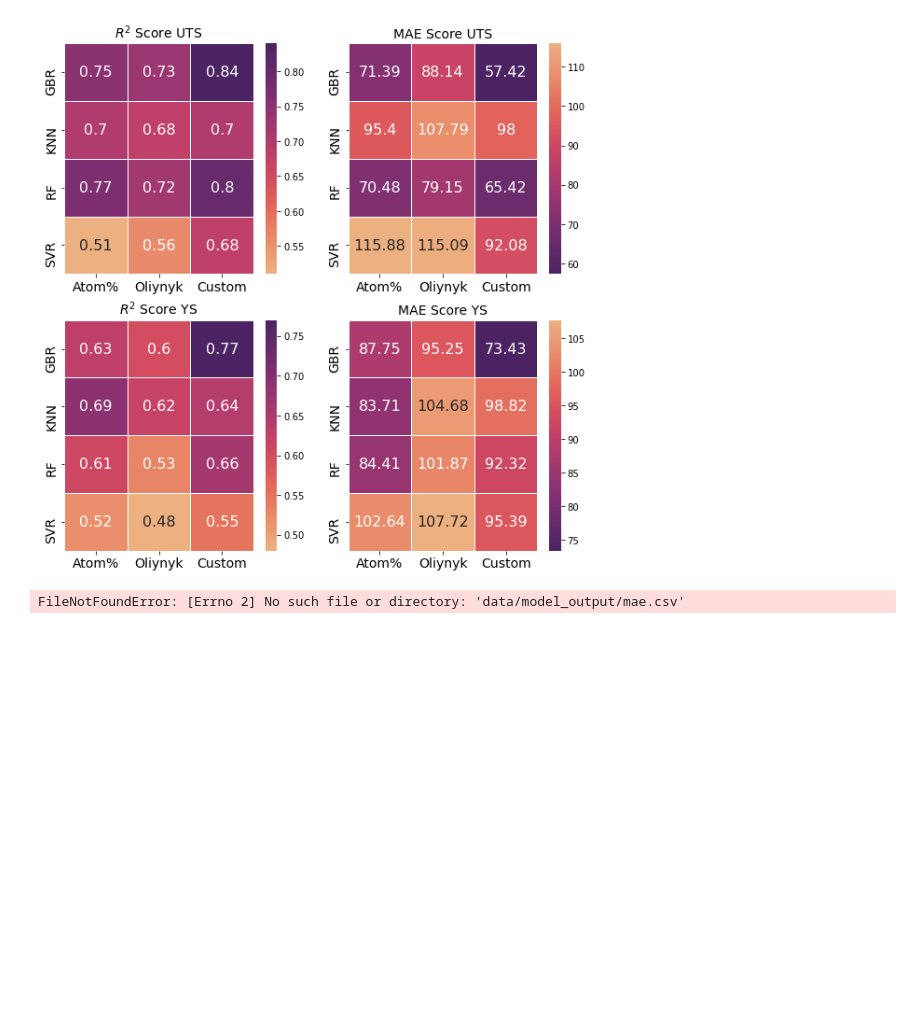
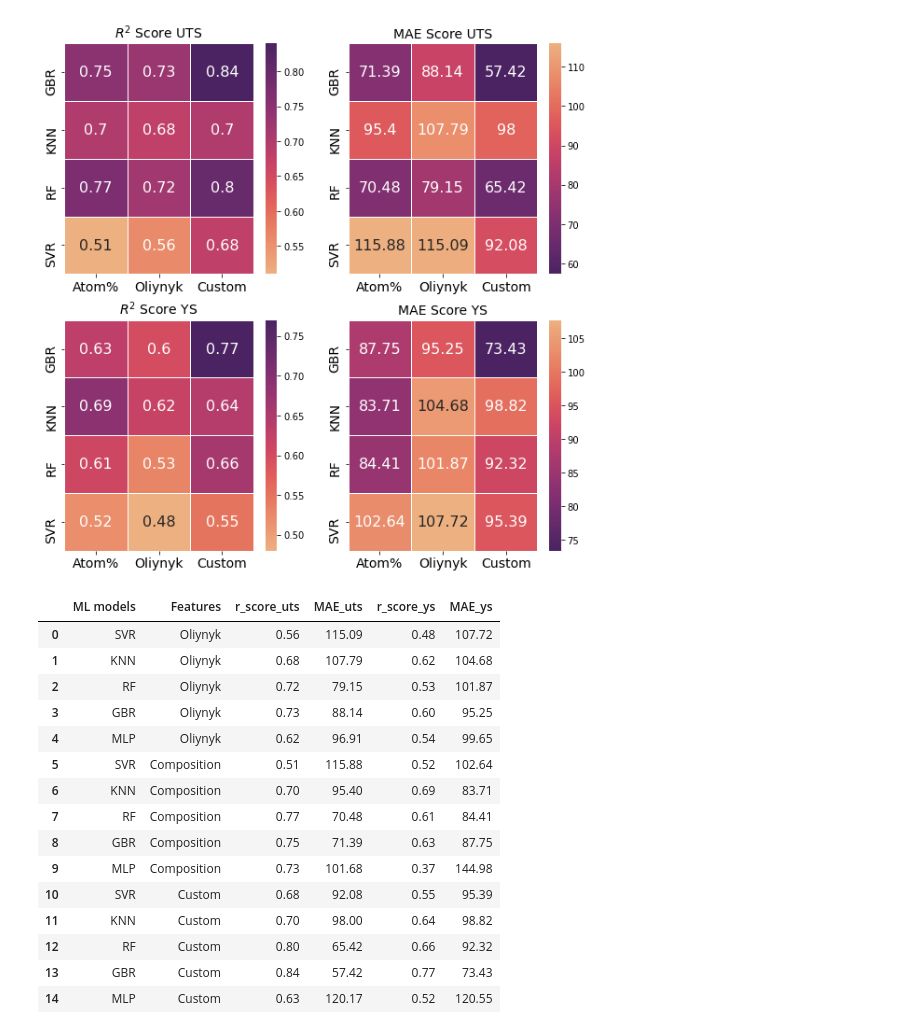
Before and after one commit to truptimohanty/Nballoy_BO, a Jupyter notebook: performance_heatmap.ipynb, the cells around one changed output. Drawn from its saved outputs; the diff is of its cells as text; code cells hidden in the pictures; blank space fills up the shorter version.

```diff
--- a/performance_heatmap.ipynb
+++ b/performance_heatmap.ipynb
@@ -86,9 +86,3 @@ m_ys.set_title("MAE Score YS", fontsize = 14)
 # %% [output]
 Text(0.5, 1.0, 'MAE Score YS')
 [figure]
-# %%
-df = pd.read_csv('data/model_output/mae.csv')
-#df.set_index('Models')
-df
-# %% [output]
-FileNotFoundError: [Errno 2] No such file or directory: 'data/model_output/mae.csv'
@@ -97,0 +89,22 @@ sns.heatmap(df_heatmap,annot=True,cmap="flare_r",fmt='g')
+# %%
+df = pd.read_csv('data/model_output/r2score_All.csv')
+#df.set_index('Models')
+df = df.round(2)
+df
+# %% [output]
+|  | ML models | Features | r_score_uts | MAE_uts | r_score_ys | MAE_ys |
+| 0 | SVR | Oliynyk | 0.56 | 115.09 | 0.48 | 107.72 |
+| 1 | KNN | Oliynyk | 0.68 | 107.79 | 0.62 | 104.68 |
+| 2 | RF | Oliynyk | 0.72 | 79.15 | 0.53 | 101.87 |
+| 3 | GBR | Oliynyk | 0.73 | 88.14 | 0.60 | 95.25 |
+| 4 | MLP | Oliynyk | 0.62 | 96.91 | 0.54 | 99.65 |
+| 5 | SVR | Composition | 0.51 | 115.88 | 0.52 | 102.64 |
+| 6 | KNN | Composition | 0.70 | 95.40 | 0.69 | 83.71 |
+| 7 | RF | Composition | 0.77 | 70.48 | 0.61 | 84.41 |
+| 8 | GBR | Composition | 0.75 | 71.39 | 0.63 | 87.75 |
+| 9 | MLP | Composition | 0.73 | 101.68 | 0.37 | 144.98 |
+| 10 | SVR | Custom | 0.68 | 92.08 | 0.55 | 95.39 |
+| 11 | KNN | Custom | 0.70 | 98.00 | 0.64 | 98.82 |
+| 12 | RF | Custom | 0.80 | 65.42 | 0.66 | 92.32 |
+| 13 | GBR | Custom | 0.84 | 57.42 | 0.77 | 73.43 |
+| 14 | MLP | Custom | 0.63 | 120.17 | 0.52 | 120.55 |
```
Also changed, not shown: parts of 2 cells of this notebook, 15 other files.
